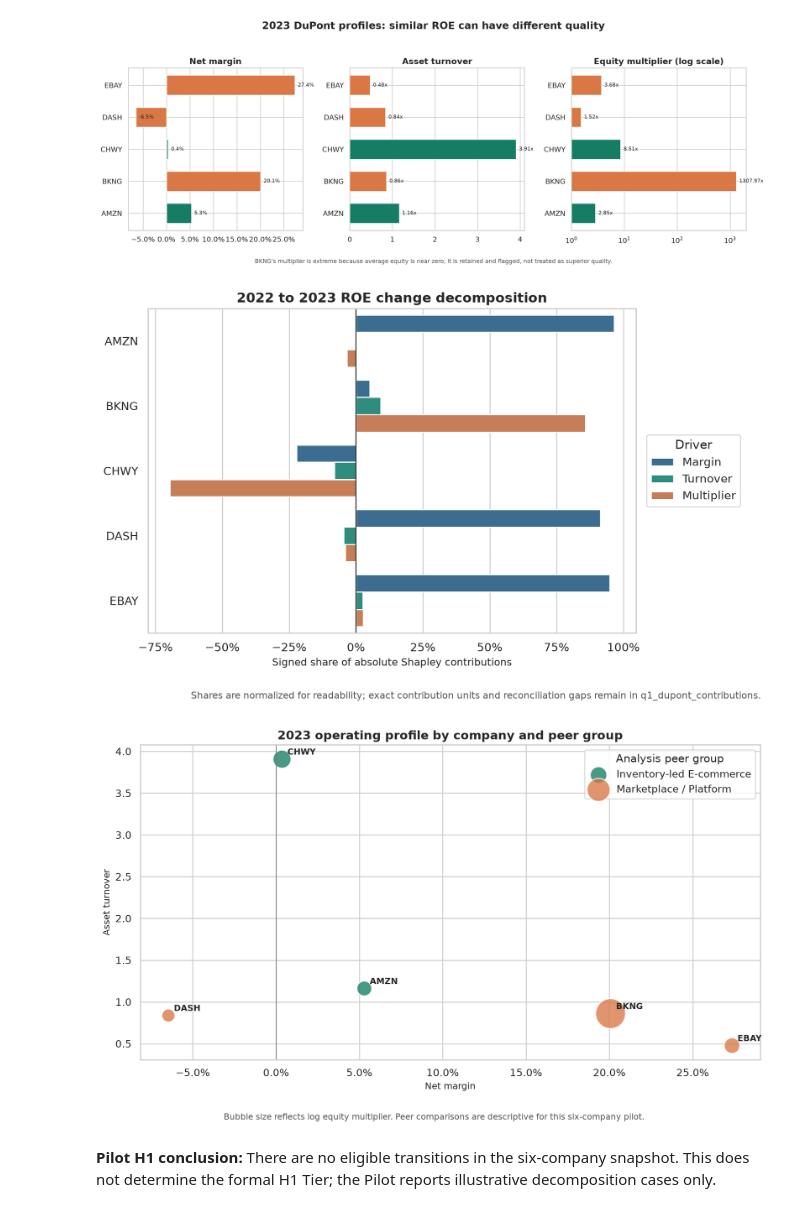
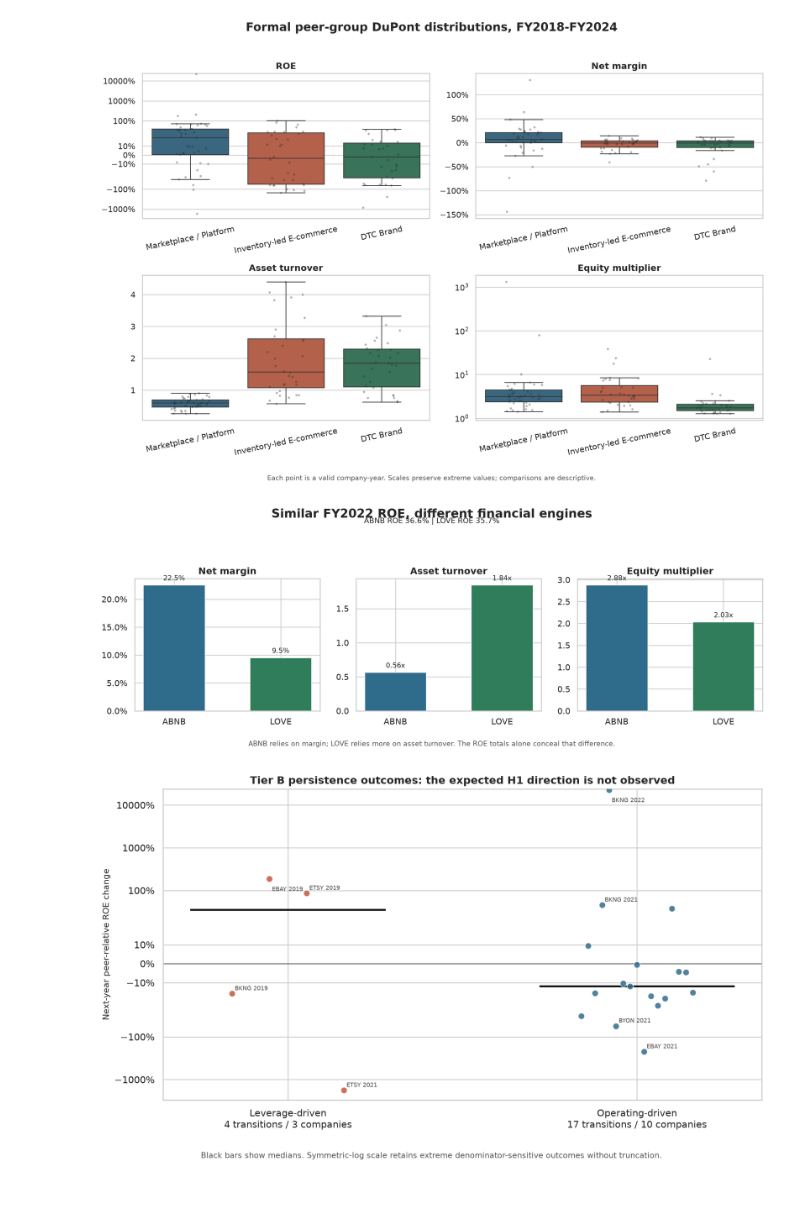
Before and after one commit to yifanwang-mvrk/financial-health-screener, a Jupyter notebook: notebooks/03_q1_analysis.ipynb, the cells around one changed output. Saved outputs shown, nothing was run; the diff lists cells and outputs as text; code cells hidden in the pictures.

```diff
--- a/notebooks/03_q1_analysis.ipynb
+++ b/notebooks/03_q1_analysis.ipynb
@@ -43,10 +54,7 @@ display(findings)
-# %%
-display(Image(filename=ROOT / 'docs/assets/q1/02_2023_dupont_profiles.png'))
-display(Image(filename=ROOT / 'docs/assets/q1/03_2023_shapley_contributions.png'))
-display(Image(filename=ROOT / 'docs/assets/q1/05_2023_company_peer_map.png'))
-# %% [output]
-[figure, removed]
-[figure, removed]
-[figure, removed]
-# %% [markdown]
-**Pilot H1 conclusion:** There are no eligible transitions in the six-company snapshot. This does not determine the formal H1 Tier; the Pilot reports illustrative decomposition cases only.
+# %%
+for name in ['02_peer_group_dupont_distributions.png', '03_similar_roe_different_drivers.png', '05_h1_peer_relative_outcomes.png', '07_h1_year_distribution.png', '08_bkng_denominator_warning.png']:
+    display(Image(filename=ROOT / 'docs/assets/q1' / name))
+# %% [output]
+[figure, added]
+[figure, added]
+[figure, added]
```
Also changed, not shown: parts of 7 cells of this notebook, 36 other files.
